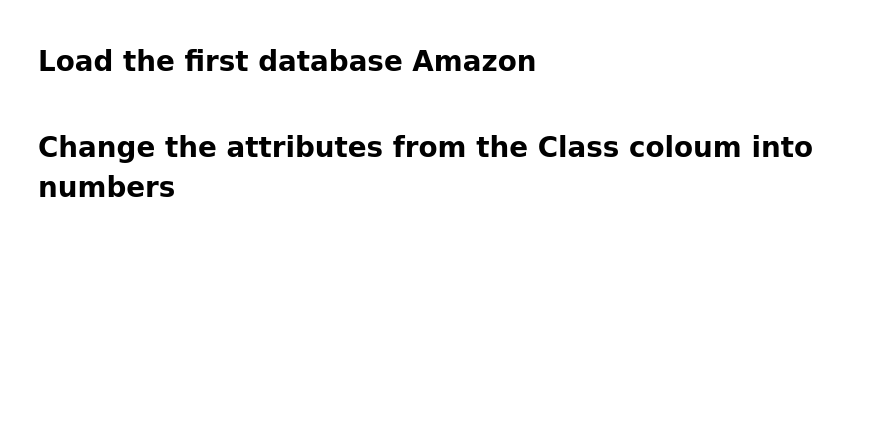
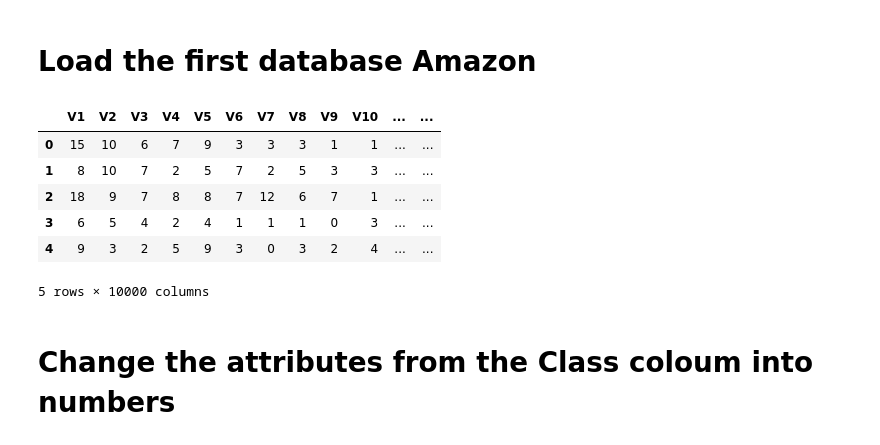
Before and after one commit to GenosW/ml-exercises, a Jupyter notebook: exercise2/amazon_mlp.ipynb, the cells around one changed output. Cells and saved outputs as stored; diff of their text form; code cells hidden in the pictures; blank space fills up the shorter version.

```diff
--- a/exercise2/amazon_mlp.ipynb
+++ b/exercise2/amazon_mlp.ipynb
@@ -18,5 +18,16 @@ from sklearn.preprocessing import StandardScaler
 # %% [markdown]
 # Load the first database Amazon
 # %%
-df = pd.read_csv("Datasets/amazon/amazon_review_ID.shuf.lrn.csv")
-#print(df["Class"].unique())
+df = pd.read_csv('Datasets/amazon/amazon_review_ID.shuf.lrn.csv')
+df.head()
+
+X_test = pd.read_csv('Datasets/amazon/amazon_review_ID.shuf.tes.csv').drop('ID', axis=1)
+X_test.head()
+# %% [output]
+|  | V1 | V2 | V3 | V4 | V5 | V6 | V7 | V8 | V9 | V10 | ... | ... |
+| 0 | 15 | 10 | 6 | 7 | 9 | 3 | 3 | 3 | 1 | 1 | ... | ... |
+| 1 | 8 | 10 | 7 | 2 | 5 | 7 | 2 | 5 | 3 | 3 | ... | ... |
+| 2 | 18 | 9 | 7 | 8 | 8 | 7 | 12 | 6 | 7 | 1 | ... | ... |
+| 3 | 6 | 5 | 4 | 2 | 4 | 1 | 1 | 1 | 0 | 3 | ... | ... |
+| 4 | 9 | 3 | 2 | 5 | 9 | 3 | 0 | 3 | 2 | 4 | ... | ... |
+5 rows × 10000 columns
```
Also changed, not shown: parts of 22 cells of this notebook, 7 other files.
